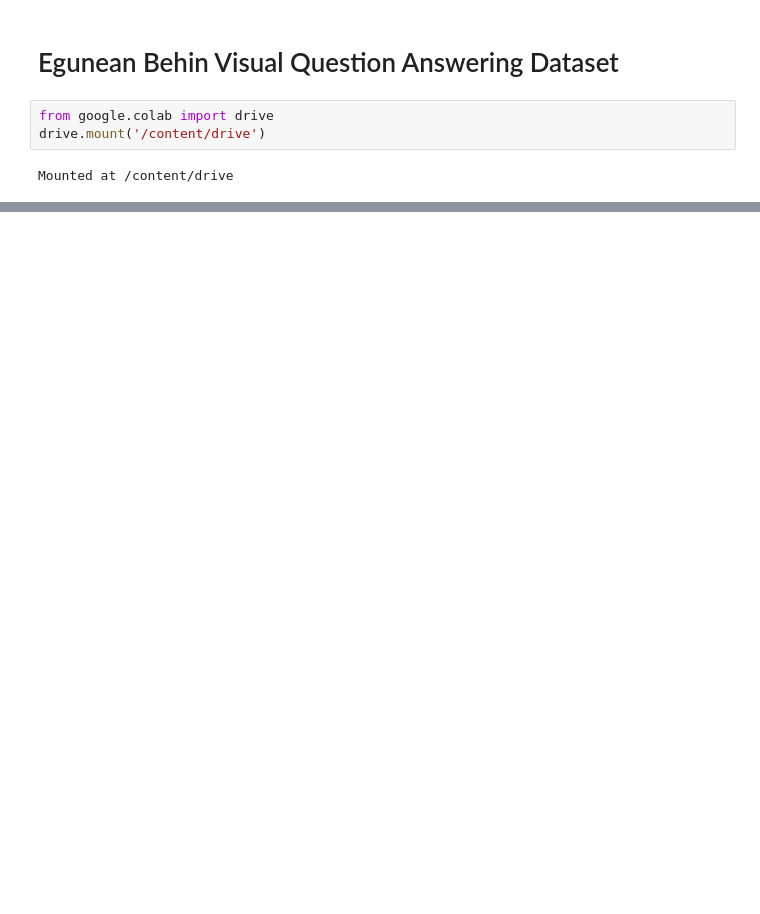
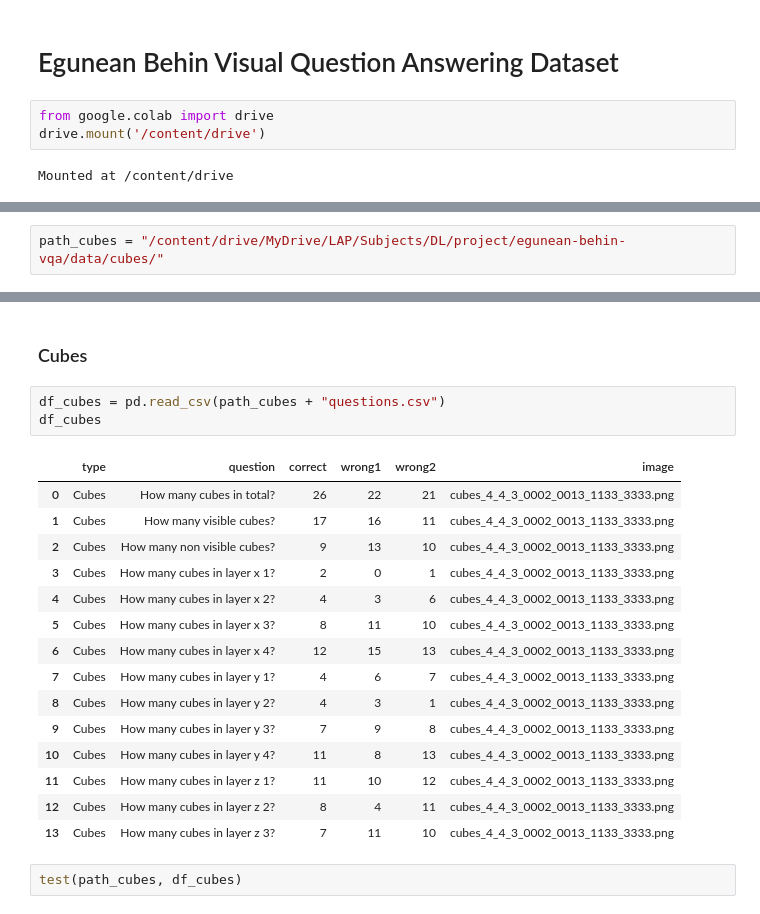
Before and after one commit to juletx/egunean-behin-vqa, a Jupyter notebook: egunean_behin_vqa.ipynb, the cells around one changed output, grey strips where cells are left out. Cells and saved outputs as stored; diff of their text form; blank space fills up the shorter version.

```diff
--- a/egunean_behin_vqa.ipynb
+++ b/egunean_behin_vqa.ipynb
@@ -228,0 +46,2 @@ This share link expires in 72 hours. For free permanent hosting, check out Space
+# %%
+path_cubes = "/content/drive/MyDrive/LAP/Subjects/DL/project/egunean-behin-vqa/data/cubes/"
@@ -228,0 +169,23 @@ This share link expires in 72 hours. For free permanent hosting, check out Space
+# %% [markdown]
+### Cubes
+# %%
+df_cubes = pd.read_csv(path_cubes + "questions.csv")
+df_cubes
+# %% [output]
+|  | type | question | correct | wrong1 | wrong2 | image |
+| 0 | Cubes | How many cubes in total? | 26 | 22 | 21 | cubes_4_4_3_0002_0013_1133_3333.png |
+| 1 | Cubes | How many visible cubes? | 17 | 16 | 11 | cubes_4_4_3_0002_0013_1133_3333.png |
+| 2 | Cubes | How many non visible cubes? | 9 | 13 | 10 | cubes_4_4_3_0002_0013_1133_3333.png |
+| 3 | Cubes | How many cubes in layer x 1? | 2 | 0 | 1 | cubes_4_4_3_0002_0013_1133_3333.png |
+| 4 | Cubes | How many cubes in layer x 2? | 4 | 3 | 6 | cubes_4_4_3_0002_0013_1133_3333.png |
+| 5 | Cubes | How many cubes in layer x 3? | 8 | 11 | 10 | cubes_4_4_3_0002_0013_1133_3333.png |
+| 6 | Cubes | How many cubes in layer x 4? | 12 | 15 | 13 | cubes_4_4_3_0002_0013_1133_3333.png |
+| 7 | Cubes | How many cubes in layer y 1? | 4 | 6 | 7 | cubes_4_4_3_0002_0013_1133_3333.png |
+| 8 | Cubes | How many cubes in layer y 2? | 4 | 3 | 1 | cubes_4_4_3_0002_0013_1133_3333.png |
+| 9 | Cubes | How many cubes in layer y 3? | 7 | 9 | 8 | cubes_4_4_3_0002_0013_1133_3333.png |
+| 10 | Cubes | How many cubes in layer y 4? | 11 | 8 | 13 | cubes_4_4_3_0002_0013_1133_3333.png |
+| 11 | Cubes | How many cubes in layer z 1? | 11 | 10 | 12 | cubes_4_4_3_0002_0013_1133_3333.png |
+| 12 | Cubes | How many cubes in layer z 2? | 8 | 4 | 11 | cubes_4_4_3_0002_0013_1133_3333.png |
+| 13 | Cubes | How many cubes in layer z 3? | 7 | 11 | 10 | cubes_4_4_3_0002_0013_1133_3333.png |
+# %%
+test(path_cubes, df_cubes)
```
Also changed, not shown: parts of 41 cells of this notebook, 9 other files.
